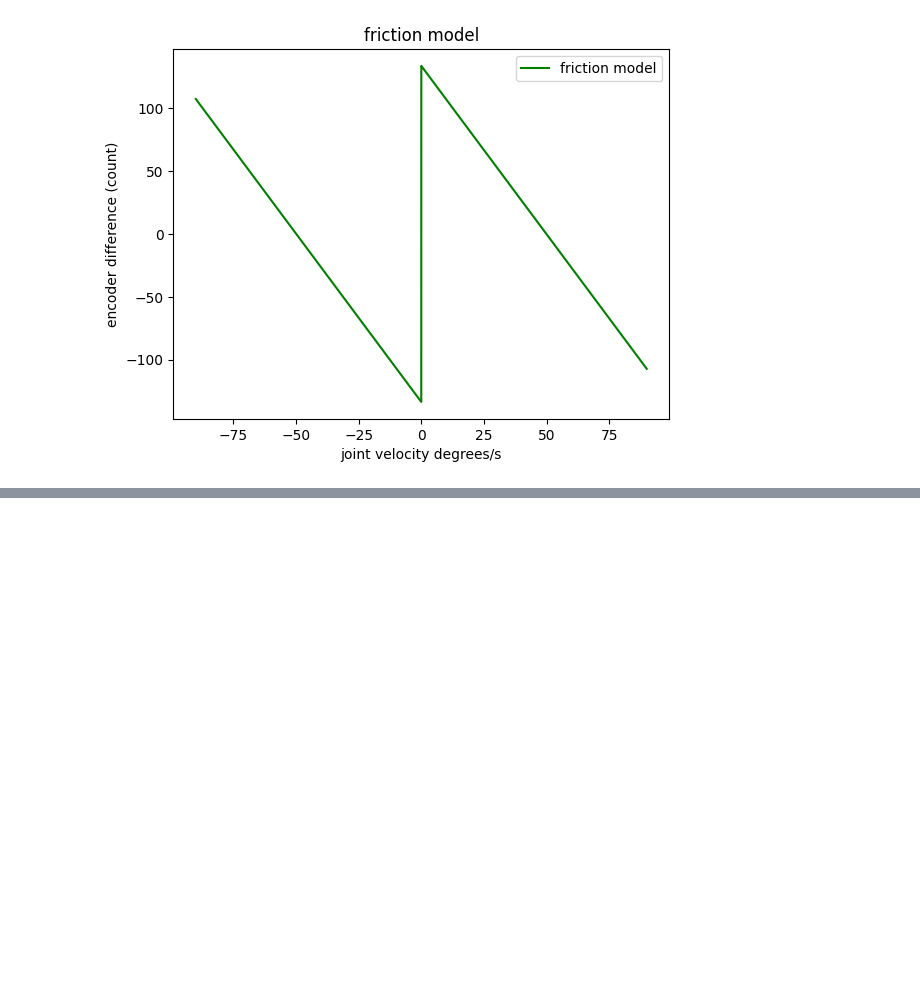
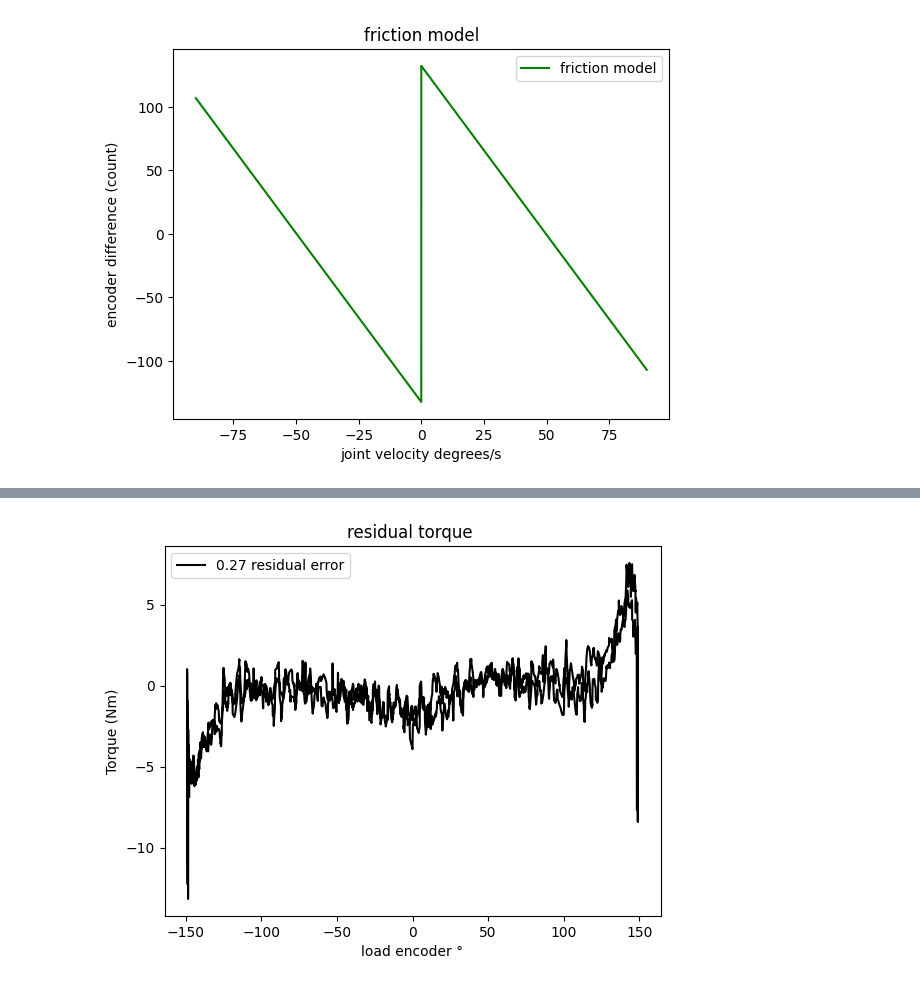
Before and after one commit to allwinlucious/MasterThesis, a Jupyter notebook: 3.1_Analytical_Method.ipynb, the cells around one changed output, grey strips where cells are left out. Drawn from its saved outputs; the diff is of its cells as text; code cells hidden in the pictures; blank space fills up the shorter version.

```diff
--- a/3.1_Analytical_Method.ipynb
+++ b/3.1_Analytical_Method.ipynb
@@ -179,0 +218,13 @@ plt.close()
+# %%
+#comepnesate for friction
+for key in data:
+    data[key]['torque_estimate'] = data[key].apply(lambda row: encoder_error_to_torque(row["residual_error3"]),axis=1)
+plt.plot(data["0.04"].encoder_loadinc_3*count_to_deg, data["0.04"].torque_estimate,'black',label = '0.27 residual error')
+plt.ylabel('Torque (Nm)')
+plt.xlabel('load encoder °')
+plt.legend()
+plt.title("residual torque ")
+plt.show()
+plt.close()
+# %% [output]
+[figure, added]
```
Also changed, not shown: parts of 10 cells of this notebook.
